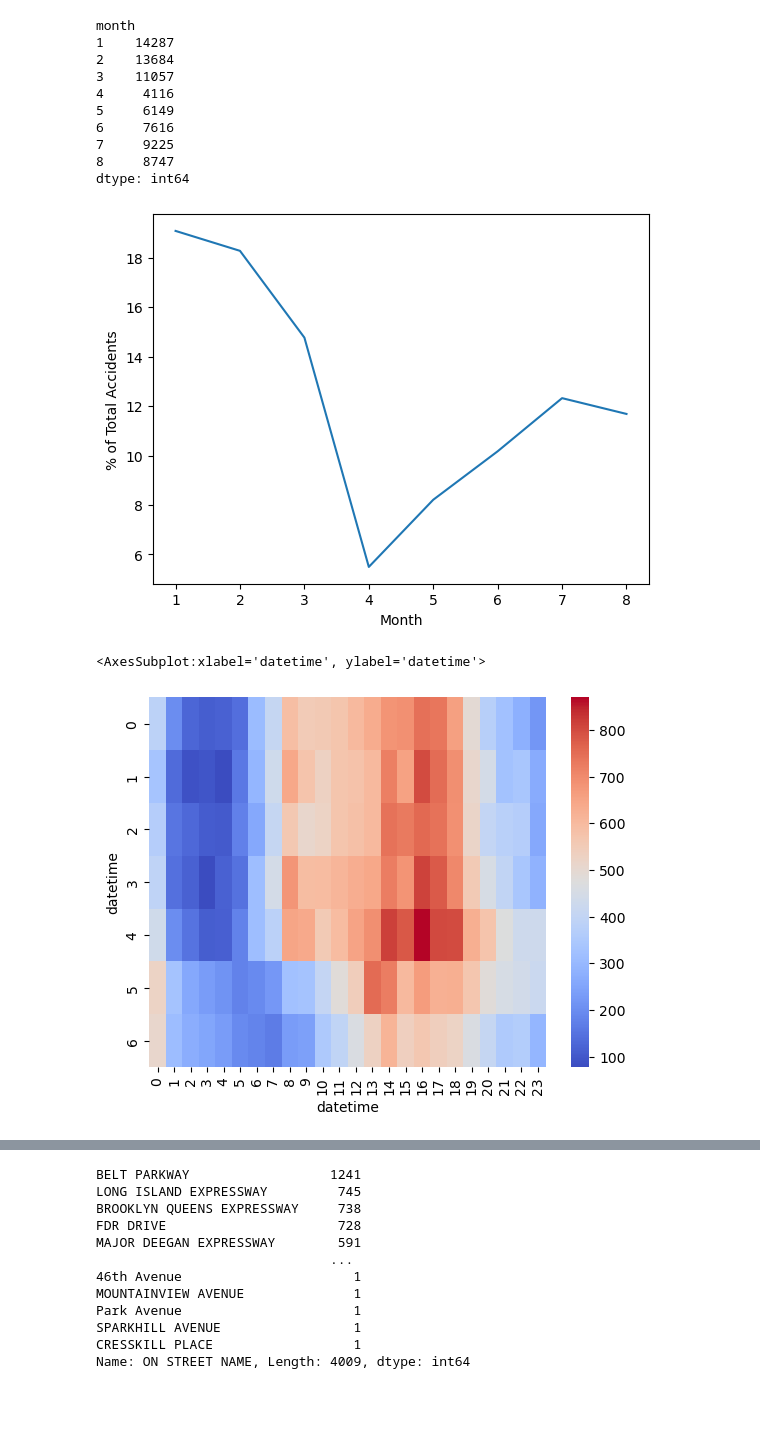
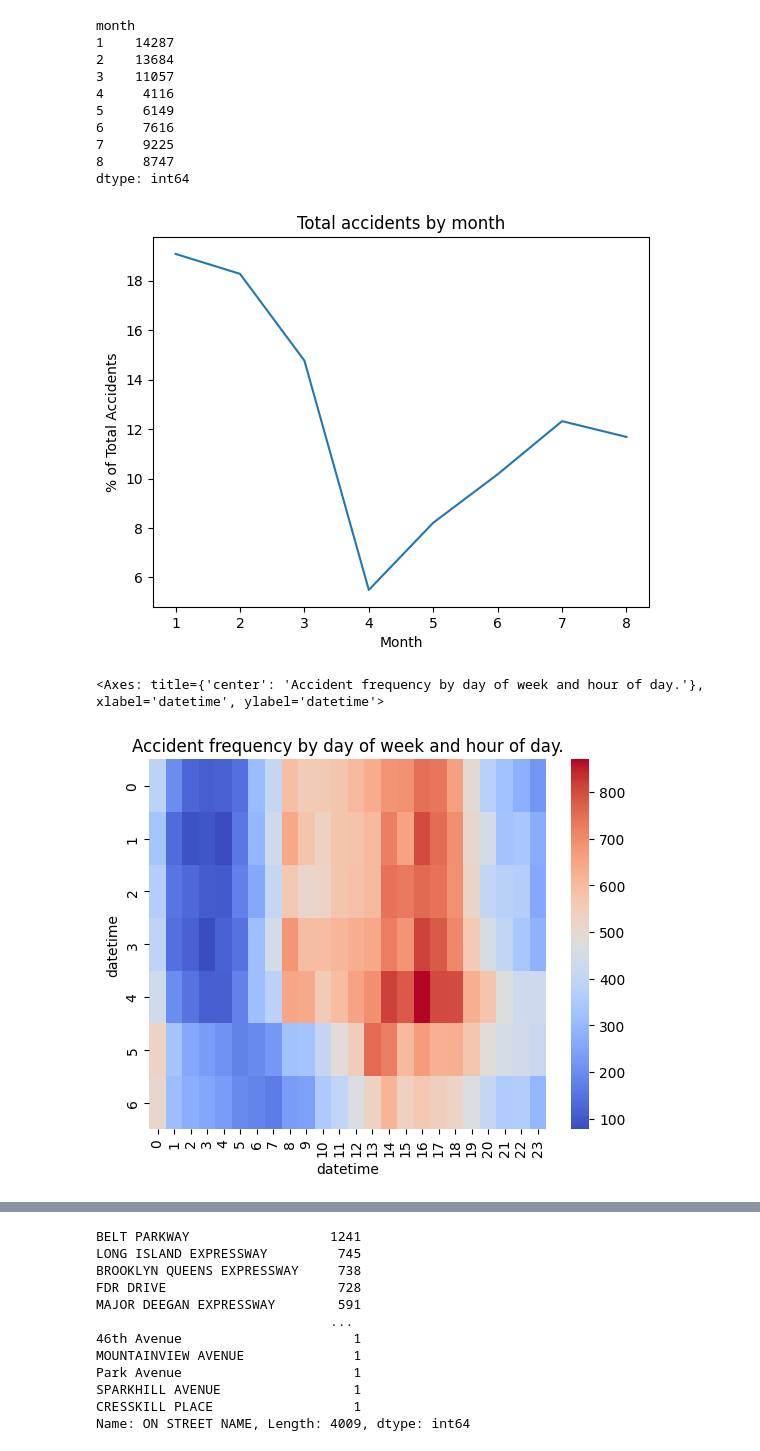
Before and after one commit to MAristegui/Data-playground, a Jupyter notebook: NYCAccidents/NYCAccidents.ipynb, the cells around one changed output, grey strips where cells are left out. Cells and saved outputs as stored; diff of their text form; code cells hidden in the pictures; blank space fills up the shorter version.

```diff
--- a/NYCAccidents/NYCAccidents.ipynb
+++ b/NYCAccidents/NYCAccidents.ipynb
@@ -35,11 +35,12 @@ month
 dtype: int64
 # %%
 plt.plot(accidents_by_month_percent)
+plt.title(f'Total accidents by month')
 plt.xlabel('Month')
 plt.ylabel('% of Total Accidents')
 plt.show()
 # %% [output]
-[figure, old version]
+[figure, new version]
 # %%
 # Break down accident frequency by day of week and hour of day. Based on this data, when do accidents occur most frequently?
 # %%
@@ -55,10 +56,11 @@ accidents_by_day_hour = df.pivot_table(values='datetime',
                                         aggfunc='count')
 # %%
 import seaborn as sns
+plt.title("Accident frequency by day of week and hour of day.")
 sns.heatmap(accidents_by_day_hour, cmap='coolwarm')
 # %% [output]
-<AxesSubplot:xlabel='datetime', ylabel='datetime'>
+<Axes: title={'center': 'Accident frequency by day of week and hour of day.'}, xlabel='datetime', ylabel='datetime'>
-[figure, old version]
+[figure, new version]
 # %%
 weekDays = ['Monday', 'Tuesday', 'Wednesday', 'Thursday', 'Friday', 'Saturday', 'Sunday']
 # %%
```
Also changed, not shown: parts of 3 cells of this notebook, 3 other files.
